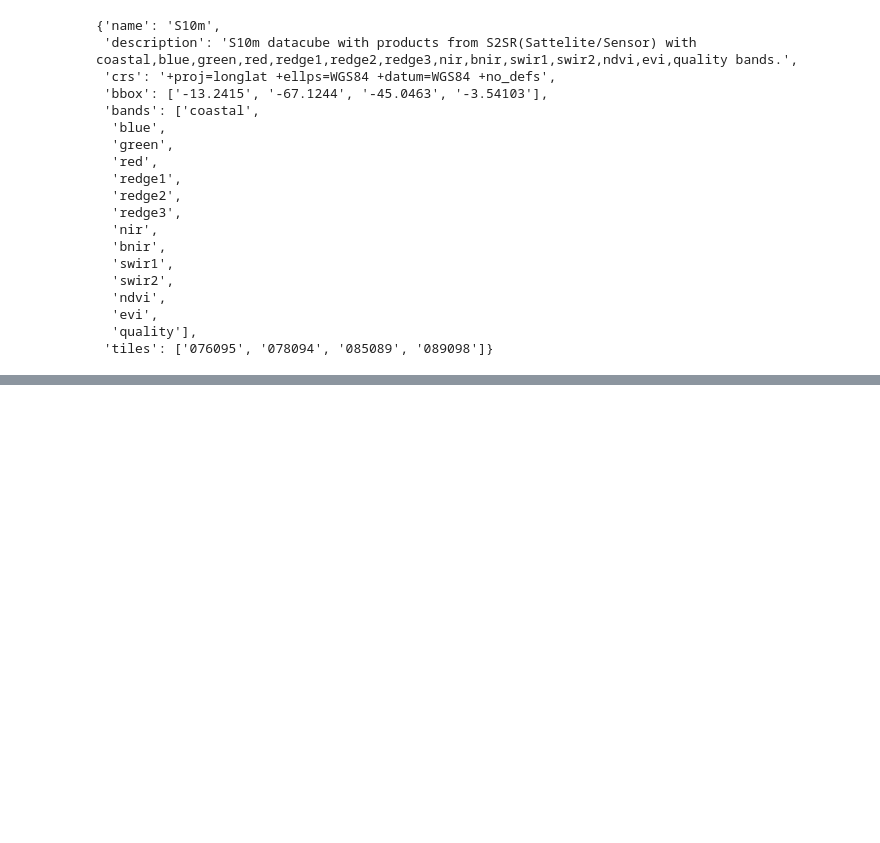
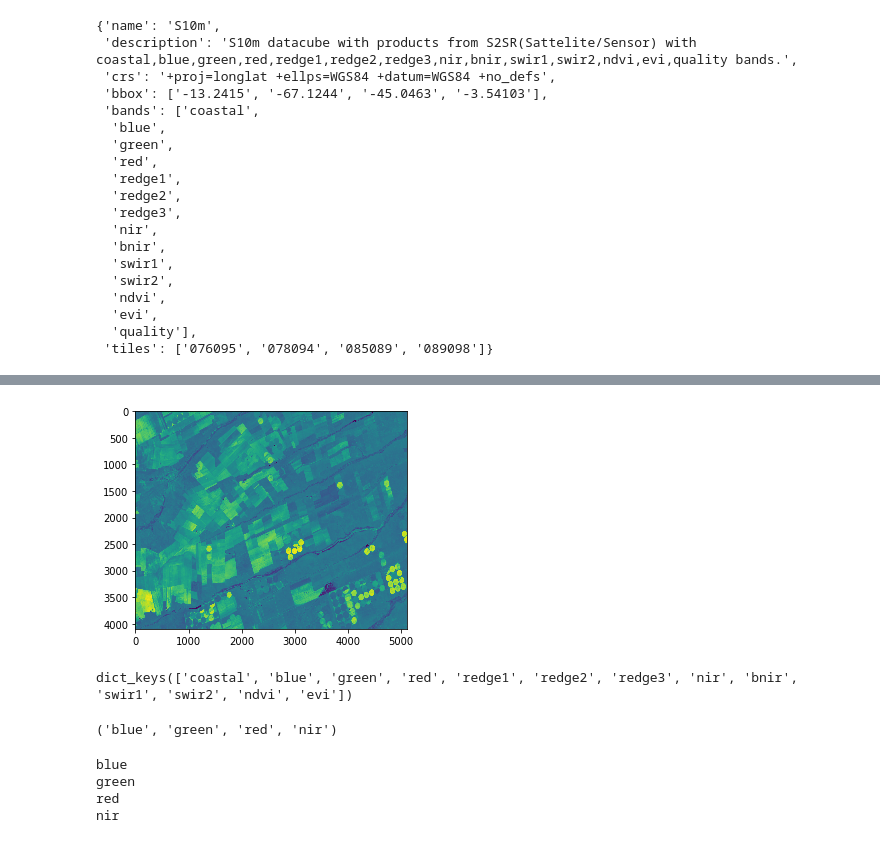
Before and after one commit to OldLipe/example-notebooks, a Jupyter notebook: access_bdc_cubes.ipynb, the cells around one changed output, grey strips where cells are left out. Drawn from its saved outputs; the diff is of its cells as text; code cells hidden in the pictures; blank space fills up the shorter version.

Commit message:
reading using blocks

```diff
--- a/access_bdc_cubes.ipynb
+++ b/access_bdc_cubes.ipynb
@@ -132,0 +271,8 @@ min value:0 max value:13274
+# %%
+### CREATING BBOX ###
+w = -45.90
+n = -12.6
+# e = -45.80
+e = -45.40
+# s = -12.74
+s = -12.90
@@ -132,0 +284,3 @@ min value:0 max value:13274
+# %%
+bbox_blocks = get_bbox_blocks( ds, bbox )
+# print( bbox_blocks )
@@ -132,0 +292,5 @@ min value:0 max value:13274
+# %%
+plt.imshow(img)
+plt.show()
+# %% [output]
+[figure, added]
@@ -132,0 +299,19 @@ min value:0 max value:13274
+# %%
+print( bands )
+# %% [output]
+dict_keys(['coastal', 'blue', 'green', 'red', 'redge1', 'redge2', 'redge3', 'nir', 'bnir', 'swir1', 'swir2', 'ndvi', 'evi'])
+# %%
+### select a few bands
+my_bands = ('blue', 'green', 'red', 'nir')
+my_bands
+# %% [output]
+('blue', 'green', 'red', 'nir')
+# %%
+for band in my_bands:
+    print( band )
+    #load bands to xarray
+# %% [output]
+blue
+green
+red
+nir
```
Also changed, not shown: parts of 13 cells of this notebook, 1 other file.
